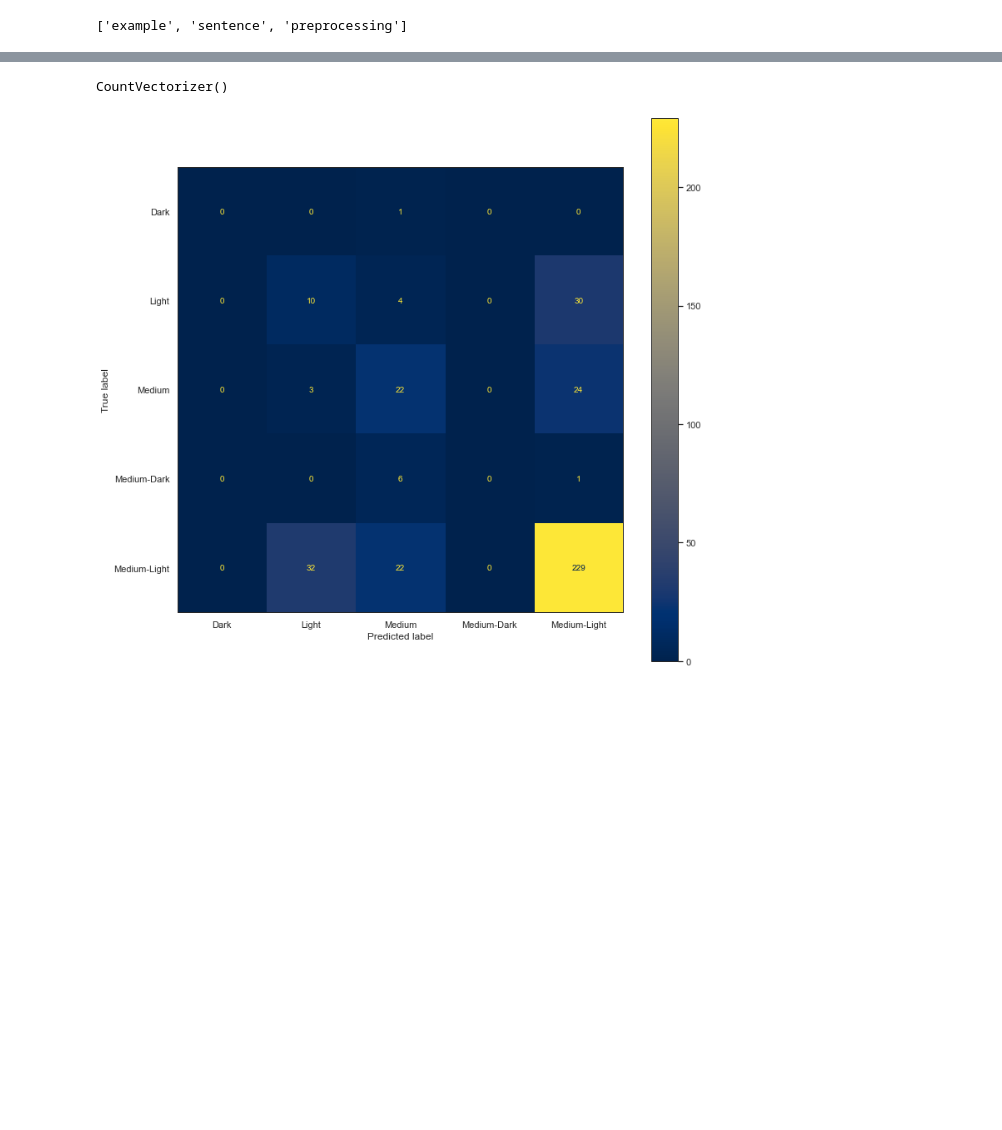
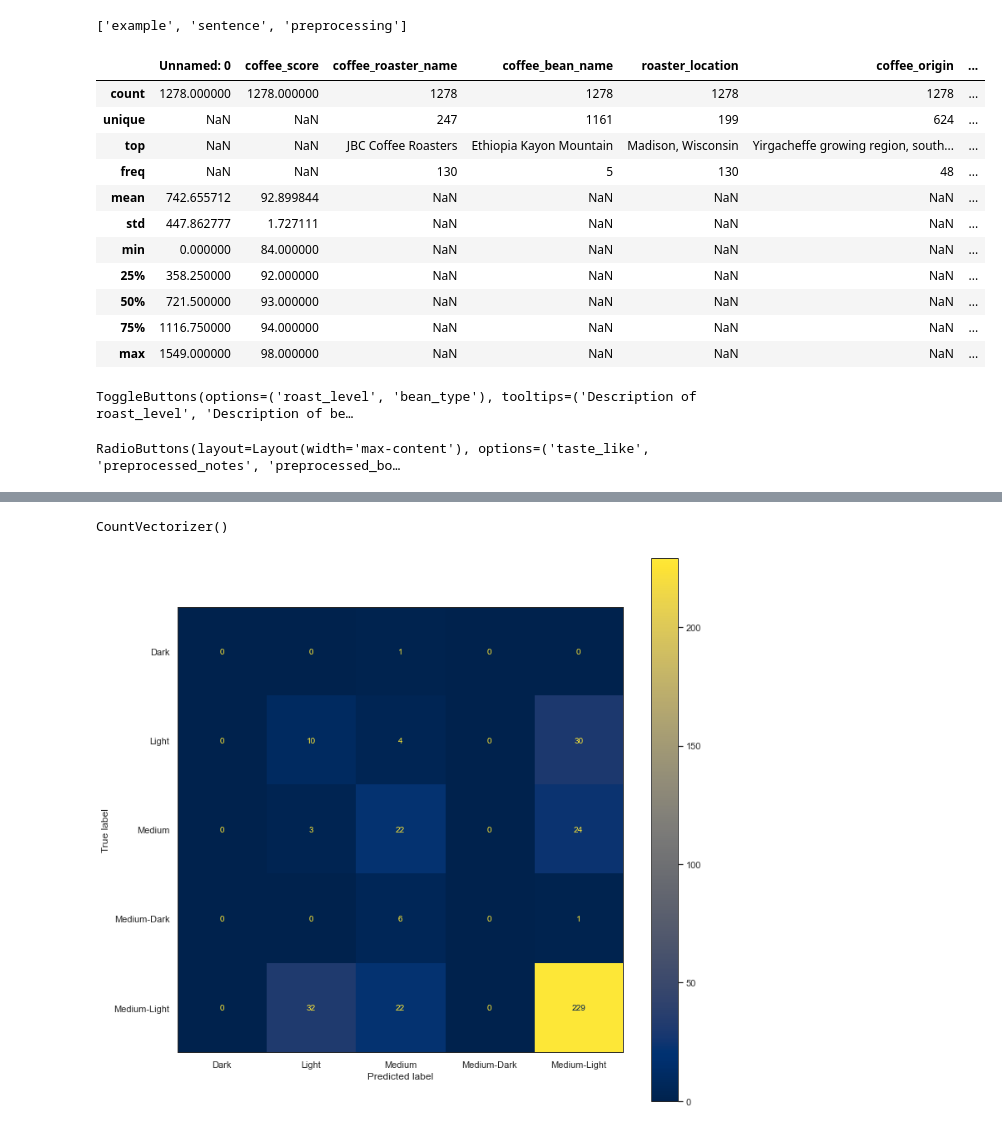
Before and after one commit to nkbuddy/capstone-coffee-recommendation-system, a Jupyter notebook: coffee_recommendation.ipynb, the cells around one changed output, grey strips where cells are left out. Cells and saved outputs as stored; diff of their text form; code cells hidden in the pictures; blank space fills up the shorter version.

```diff
--- a/coffee_recommendation.ipynb
+++ b/coffee_recommendation.ipynb
@@ -585 +606,40 @@ cleaned_df["preprocessed_bottom_line"] = cleaned_df["bottom_line"].apply(lambda
+# %%
+pd.set_option('display.max_columns', None)
+cleaned_df.describe(include='all')
+# %% [output]
+|  | Unnamed: 0 | coffee_score | coffee_roaster_name | coffee_bean_name | roaster_location | coffee_origin | ... |
+| count | 1278.000000 | 1278.000000 | 1278 | 1278 | 1278 | 1278 | ... |
+| unique | NaN | NaN | 247 | 1161 | 199 | 624 | ... |
+| top | NaN | NaN | JBC Coffee Roasters | Ethiopia Kayon Mountain | Madison, Wisconsin | Yirgacheffe growing region, south... | ... |
+| freq | NaN | NaN | 130 | 5 | 130 | 48 | ... |
+| mean | 742.655712 | 92.899844 | NaN | NaN | NaN | NaN | ... |
+| std | 447.862777 | 1.727111 | NaN | NaN | NaN | NaN | ... |
+| min | 0.000000 | 84.000000 | NaN | NaN | NaN | NaN | ... |
+| 25% | 358.250000 | 92.000000 | NaN | NaN | NaN | NaN | ... |
+| 50% | 721.500000 | 93.000000 | NaN | NaN | NaN | NaN | ... |
+| 75% | 1116.750000 | 94.000000 | NaN | NaN | NaN | NaN | ... |
+| max | 1549.000000 | 98.000000 | NaN | NaN | NaN | NaN | ... |
+# %%
+categorical_widget = widgets.ToggleButtons(
+    options=['roast_level', 'bean_type'],
+    description='',
+    disabled=False,
+    button_style='', # 'success', 'info', 'warning', 'danger' or ''
+    tooltips=['Description of roast_level', 'Description of bean_type'],
+#     icons=['check'] * 3
+)
+categorical_widget
+# %% [output]
+ToggleButtons(options=('roast_level', 'bean_type'), tooltips=('Description of roast_level', 'Description of be…
+# %%
+nlp_preprocessed_widget = widgets.RadioButtons(
+    options=['taste_like', 'preprocessed_notes','preprocessed_bottom_line', 'preprocessed_blind_assessment'],
+#    value='pineapple', # Defaults to 'pineapple'
+    layout={'width': 'max-content'}, # If the items' names are long
+    description='',
+    disabled=False
+)
+nlp_preprocessed_widget
+# %% [output]
+RadioButtons(layout=Layout(width='max-content'), options=('taste_like', 'preprocessed_notes', 'preprocessed_bo…
 # %%
```
Also changed, not shown: parts of 44 cells of this notebook, 2 other files.
